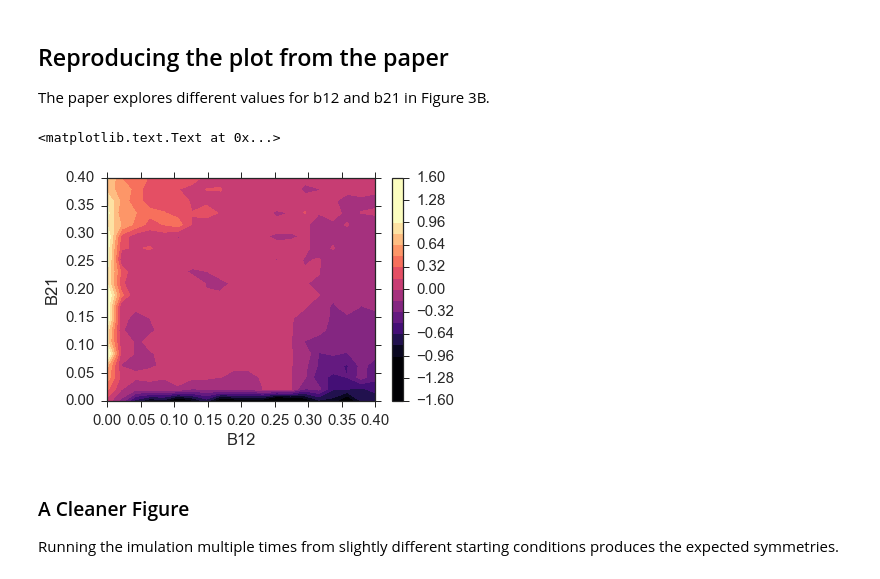
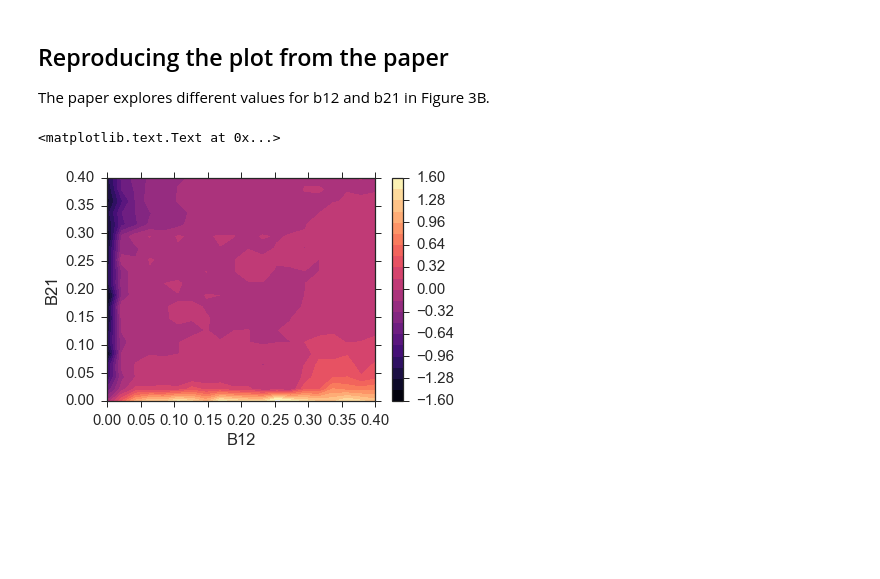
Before and after one commit to nickc1/skccm, a Jupyter notebook: scripts/skCCM_examples.ipynb, the cells around one changed output. Saved outputs shown, nothing was run; the diff lists cells and outputs as text; code cells hidden in the pictures; blank space fills up the shorter version.

```diff
--- a/scripts/skCCM_examples.ipynb
+++ b/scripts/skCCM_examples.ipynb
@@ -69,9 +69,8 @@ sns.despine()
 # %%
 lag = 1
 embed = 2
-predict = 4
-X1,y1 = em_x1.embed_vectors_1d(lag,embed,predict)
-X2,y2 = em_x2.embed_vectors_1d(lag,embed,predict)
+X1 = em_x1.embed_vectors_1d(lag,embed)
+X2 = em_x2.embed_vectors_1d(lag,embed)
 # %%
 fig,ax = plt.subplots(ncols=2,sharey=True,sharex=True,figsize=(10,4))
 ax[0].scatter(X1[:,0],X1[:,1])
@@ -114,7 +103,7 @@ sns.despine()
 Same legend as above.
 # %%
 lib_lens = np.arange(10,ts_length,ts_length/20)
-sc1, sc2 = CCM.predict_causation_lib_len(X1,y1,X2,y2,lib_lens)
+sc1, sc2 = CCM.predict_causation_lib_len(X1,X2,lib_lens,4)
 # %%
 sc1.shape
 # %% [output]
@@ -122,14 +110,0 @@ sc1.shape
-# %%
-fig,axes = plt.subplots(nrows=2,ncols=2,sharex=True,sharey=True)
-ax = axes.ravel()
-
-for ii in range(4):
-
-    ax[ii].plot(lib_lens,sc1[:,ii],label='X1 xmap X2')
-    ax[ii].plot(lib_lens,sc2[:,ii], label = 'X2 xmap X1')
-    ax[ii].set_title('Forecast Distance: ' + str(ii+1),size=15)
-fig.text(0.5, -0.01, 'Library Length', ha='center', va='center',size=20)
-fig.text(0.0, 0.5, 'Forecast Skill', ha='center', va='center',
-    rotation='vertical',size=20)
-fig.subplots_adjust(wspace=.3,hspace=.3)
-sns.despine()
@@ -171,25 +152,22 @@ for ii,b12 in enumerate(b_range):
         em_x1 = ccm.embed(x1)
         em_x2 = ccm.embed(x2)
 
-        X1,y1 = em_x1.embed_vectors_1d(lag,embed,predict)
-        X2,y2 = em_x2.embed_vectors_1d(lag,embed,predict)
+        X1 = em_x1.embed_vectors_1d(lag,embed)
+        X2 = em_x2.embed_vectors_1d(lag,embed)
 
-        sc1, sc2 = CCM.predict_causation(X1,y1,X2,y2)
+        sc1, sc2 = CCM.predict_causation(X1,X2,4)
 
-        sc1_store[ii,jj] = sc1[0,0] #only the one prediction out
-        sc2_store[ii,jj] = sc2[0,0]
+        sc1_store[ii,jj] = sc1 #only the one prediction out
+        sc2_store[ii,jj] = sc2
 
-sc_diff = sc1_store-sc2_store
+sc_diff = sc2_store-sc1_store
 # %%
 fig,ax = plt.subplots()
 v = np.linspace(-1.6,1.6,21)
-cax = ax.contourf(b_range,b_range,sc_diff,v,cmap='magma',vmin=-1,vmax=1)
+cax = ax.contourf(b_range,b_range,sc_diff,v,cmap='magma')
 fig.colorbar(cax,ticks=v[::2])
 ax.set_xlabel('B12')
 ax.set_ylabel('B21')
 # %% [output]
 <matplotlib.text.Text at 0x...>
-[figure, old version]
+[figure, new version]
-# %% [markdown]
-### A Cleaner Figure
-Running the imulation multiple times from slightly different starting conditions produces the expected symmetries.
```
Also changed, not shown: parts of 51 cells of this notebook, 3 other files.
